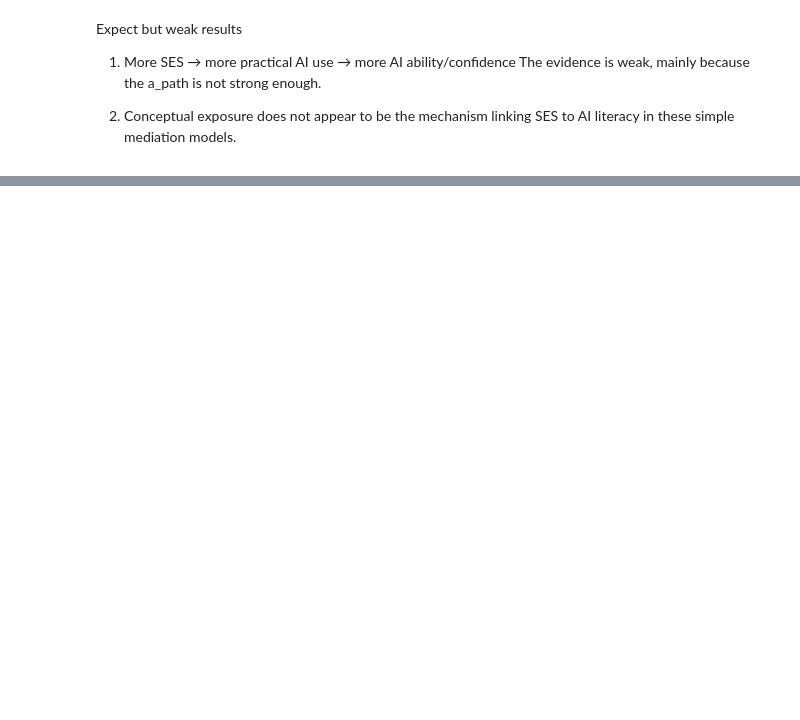
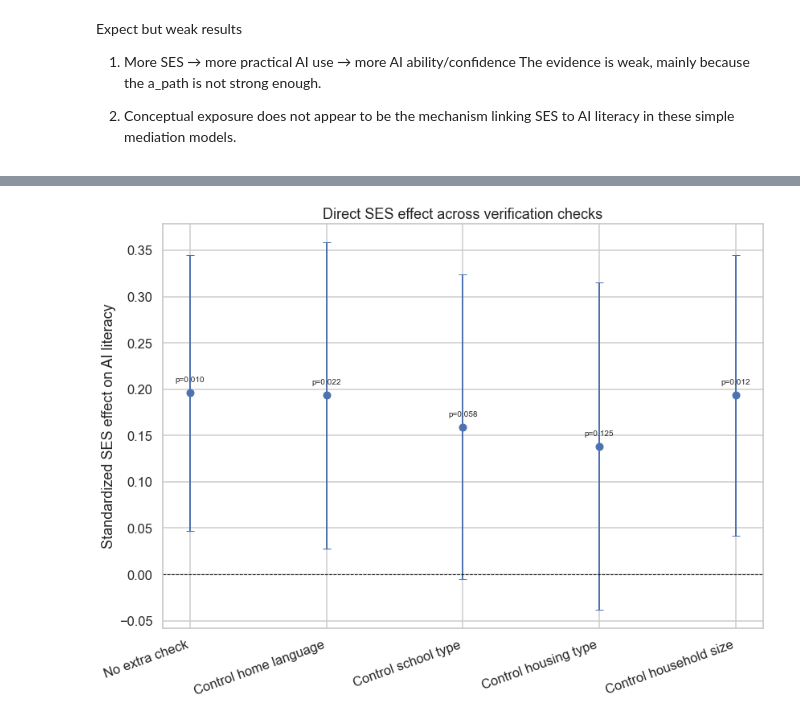
Before and after one commit to garcia-ho/1st_analysis, a Jupyter notebook: Phase1_analysis.ipynb, the cells around one changed output, grey strips where cells are left out. Saved outputs shown, nothing was run; the diff lists cells and outputs as text; code cells hidden in the pictures; blank space fills up the shorter version.

```diff
--- a/Phase1_analysis.ipynb
+++ b/Phase1_analysis.ipynb
@@ -335,6 +335,13 @@ plot_mediator_summary(med_summary, errorbar="sd")
 # %%
 # merge factor scores into mediator dataframe
 df_analysis = df_med.copy()
+
+scores = fa_combined.transform(d_combined)
+df_factors = pd.DataFrame(
+    scores,
+    index=d_combined.index,
+    columns=["ai_factor1_score", "ai_factor2_score"]
+)
 
 if "ai_factor1_score" in df_factors.columns and "ai_factor2_score" in df_factors.columns:
     df_analysis.loc[df_factors.index, "ai_factor1_score"] = df_factors["ai_factor1_score"]
@@ -422,0 +439,13 @@ The evidence is weak, mainly because the a_path is not strong enough.
+# %%
+check_groups = [None, "home_language","school", "housing", "household_size"]
+
+direct_verify = pd.concat(
+    [verify_direct_effect(df_analysis, check_group=g, sample="Combined") for g in check_groups],
+    ignore_index=True
+)
+
+med_verify = pd.concat(
+    [verify_one_mediation(df_analysis, "language_load_score", "ai_factor1_score", check_group=g, sample="Combined")
+     for g in check_groups],
+    ignore_index=True
+)
@@ -422,0 +463,5 @@ The evidence is weak, mainly because the a_path is not strong enough.
+# %%
+direct_verify
+plot_direct_effect_verification(direct_verify)
+# %% [output]
+[figure, added]
```
Also changed, not shown: parts of 8 cells of this notebook, 2 other files.
